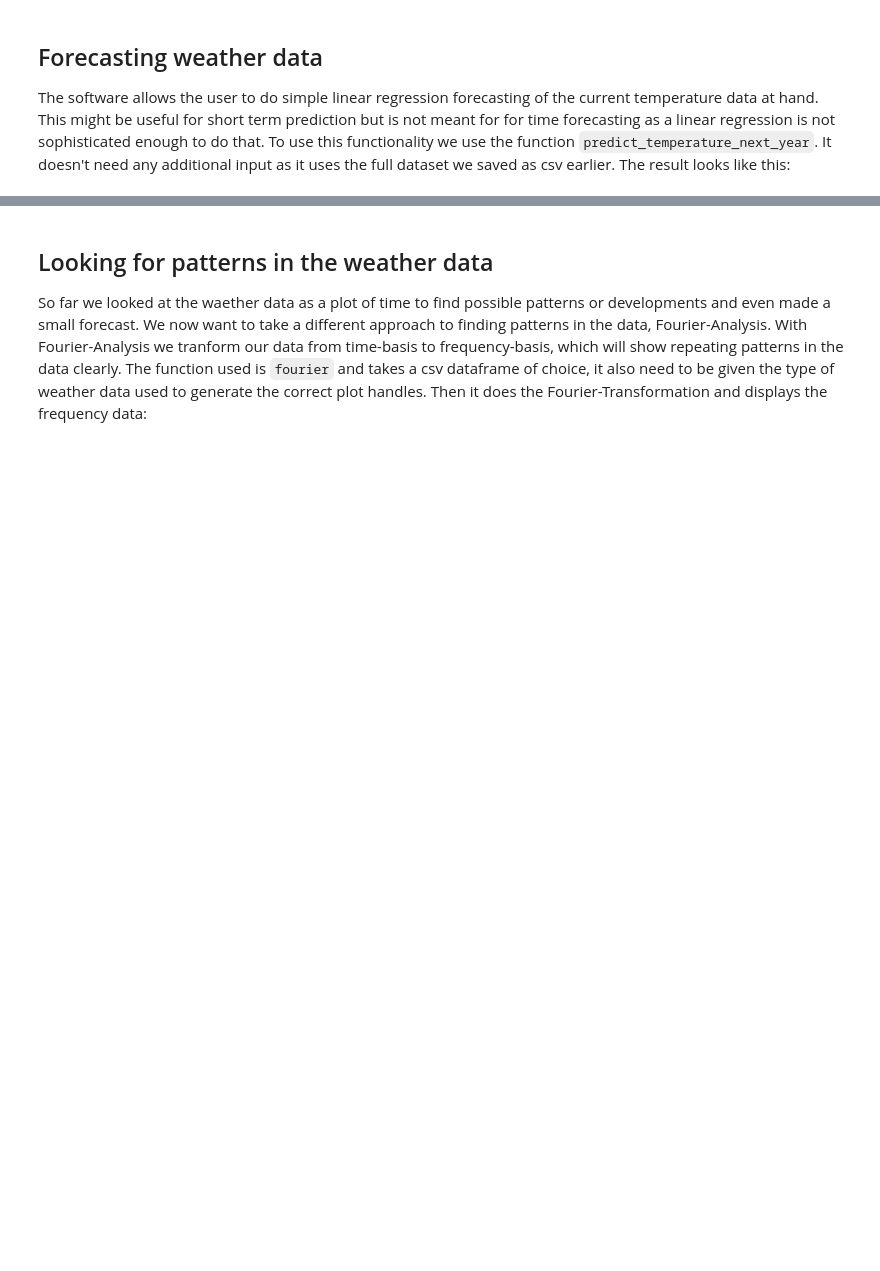
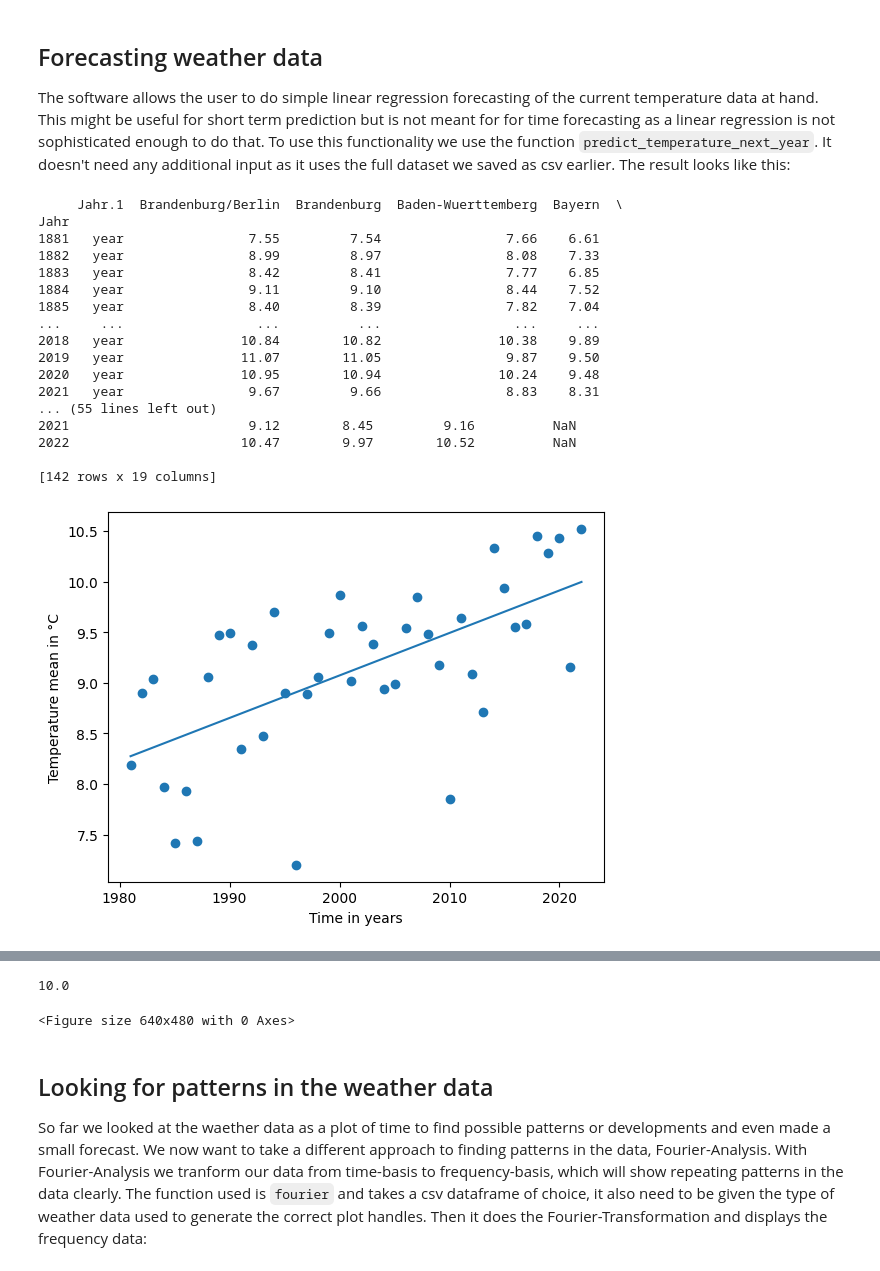
Before and after one commit to ni-be/raindeer, a Jupyter notebook: src/raindeer.ipynb, the cells around one changed output, grey strips where cells are left out. Saved outputs shown, nothing was run; the diff lists cells and outputs as text; code cells hidden in the pictures; blank space fills up the shorter version.

```diff
--- a/src/raindeer.ipynb
+++ b/src/raindeer.ipynb
@@ -36,3 +92,24 @@ Next lets look at how we can display multiple weather parameters at once to look
 # %% [markdown]
 ## Forecasting weather data
 The software allows the user to do simple linear regression forecasting of the current temperature data at hand. This might be useful for short term prediction but is not meant for for time forecasting as a linear regression is not sophisticated enough to do that. To use this functionality we use the function ``predict_temperature_next_year``. It doesn't need any additional input as it uses the full dataset we saved as csv earlier. The result looks like this:
+# %%
+predict_temperature_next_year()
+# %% [output]
+     Jahr.1  Brandenburg/Berlin  Brandenburg  Baden-Wuerttemberg  Bayern  \
+Jahr
+1881   year                7.55         7.54                7.66    6.61
+1882   year                8.99         8.97                8.08    7.33
+1883   year                8.42         8.41                7.77    6.85
+1884   year                9.11         9.10                8.44    7.52
+1885   year                8.40         8.39                7.82    7.04
+...     ...                 ...          ...                 ...     ...
+2018   year               10.84        10.82               10.38    9.89
+2019   year               11.07        11.05                9.87    9.50
+2020   year               10.95        10.94               10.24    9.48
+2021   year                9.67         9.66                8.83    8.31
+... (55 lines left out)
+2021                       9.12        8.45         9.16          NaN
+2022                      10.47        9.97        10.52          NaN
+
+[142 rows x 19 columns]
+[figure, added]
@@ -39,3 +117,5 @@ The software allows the user to do simple linear regression forecasting of the c
+10.0
+<Figure size 640x480 with 0 Axes>
 # %% [markdown]
 ## Looking for patterns in the weather data
 So far we looked at the waether data as a plot of time to find possible patterns or developments and even made a small forecast. We now want to take a different approach to finding patterns in the data, Fourier-Analysis. With Fourier-Analysis we tranform our data from time-basis to frequency-basis, which will show repeating patterns in the data clearly. The function used is ``fourier`` and takes a csv dataframe of choice, it also need to be given the type of weather data used to generate the correct plot handles. Then it does the Fourier-Transformation and displays the frequency data:
```
Also changed, not shown: parts of 7 cells of this notebook.
